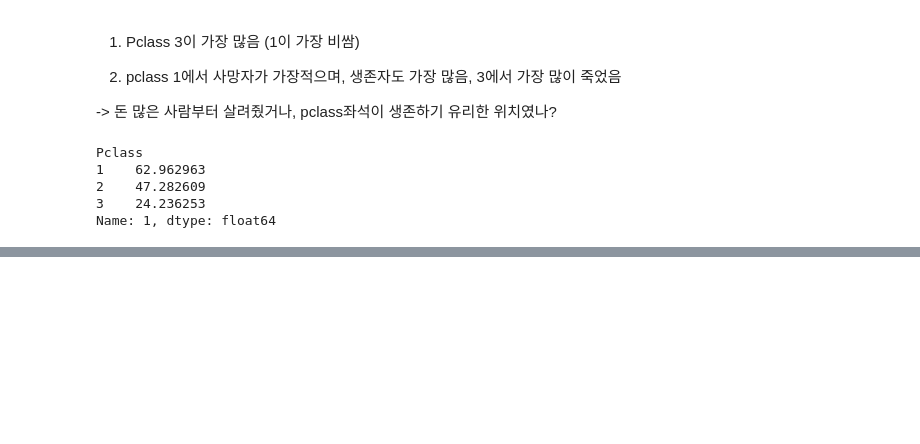
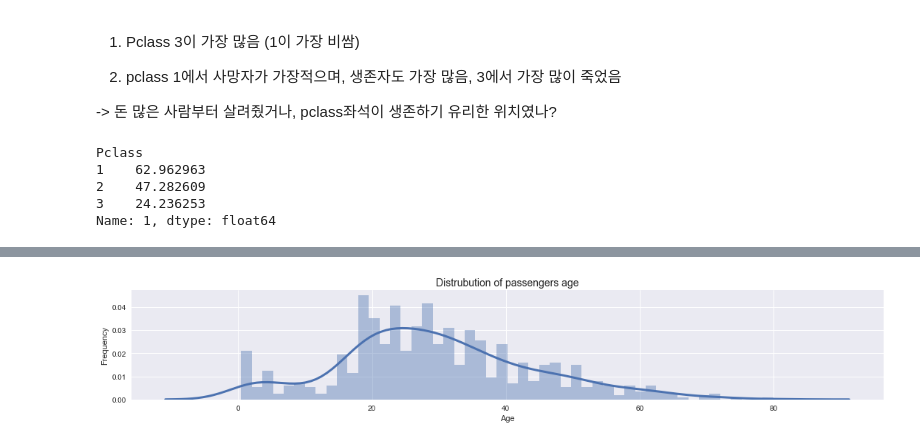
Before and after one commit to choihana/Kaggle, a Jupyter notebook: Titanic.ipynb, the cells around one changed output, grey strips where cells are left out. Saved outputs shown, nothing was run; the diff lists cells and outputs as text; code cells hidden in the pictures; blank space fills up the shorter version.

```diff
--- a/Titanic.ipynb
+++ b/Titanic.ipynb
@@ -100,0 +115,11 @@ Name: 1, dtype: float64
+# %%
+plt.figure(figsize=(15, 3))
+
+sns.distplot(train[(train["Age"] > 0)].Age, kde_kws={"lw": 3}, bins = 50)
+
+plt.title('Distrubution of passengers age',fontsize= 14)
+plt.xlabel('Age')
+plt.ylabel('Frequency')
+plt.tight_layout()
+# %% [output]
+[figure, added]
```
Also changed, not shown: parts of 14 cells of this notebook.
